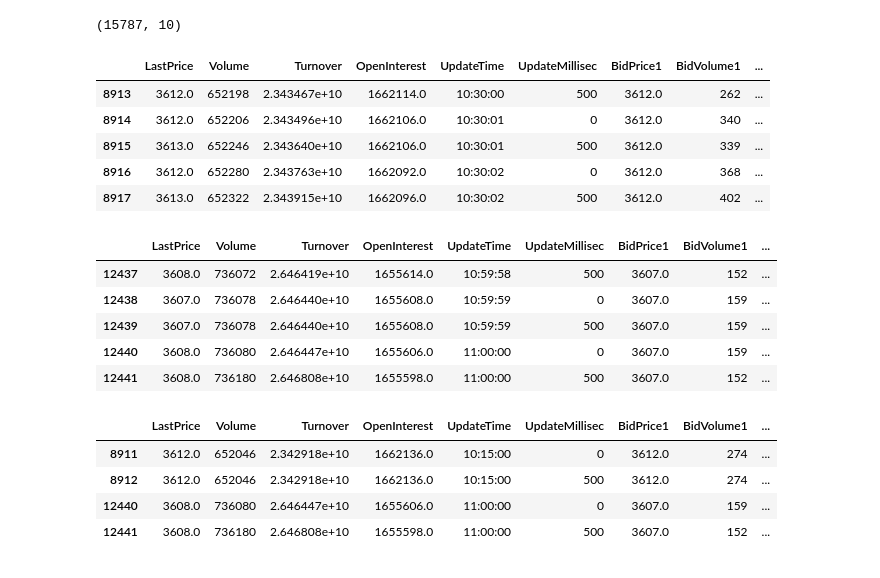
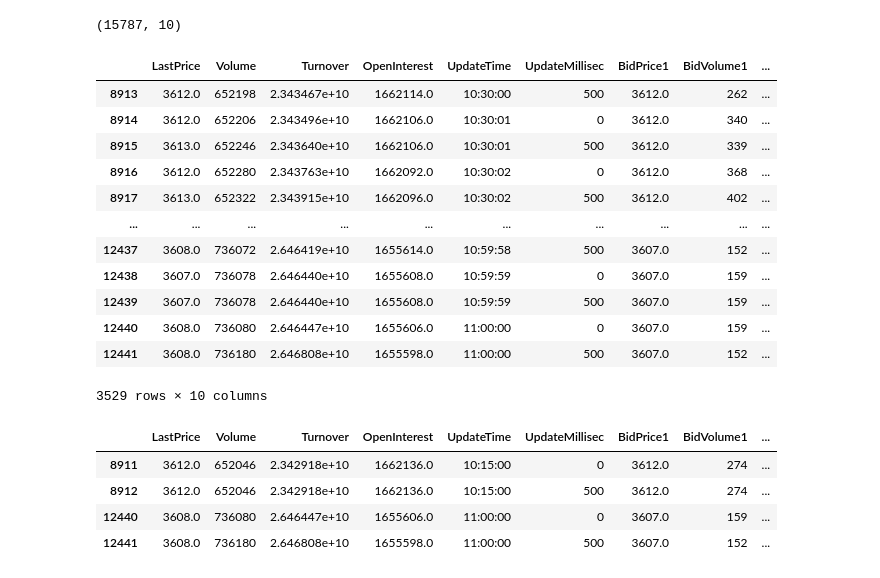
Before and after one commit to christinemu/quant-trading, a Jupyter notebook: tradingModels.ipynb, the cells around one changed output. Saved outputs shown, nothing was run; the diff lists cells and outputs as text; code cells hidden in the pictures.

```diff
--- a/tradingModels.ipynb
+++ b/tradingModels.ipynb
@@ -221,20 +304,21 @@ tickdf.shape
 | 4 | 3589.0 | 358736 | 1.285826e+10 | 1710198.0 | 09:00:02 | 500 | 3588.0 | 9 | ... |
 (15787, 10)
 # %%
+# 筛选读取，并列条件
 tickdffil = pd.read_hdf('./data/models/2019-12-06_08-54.h5',key='futures/rb2001',mode='r+',where='(UpdateTime>"10:15:00")&(UpdateTime<="11:00:00")')
-tickdffil.head()
-tickdffil.tail()
+tickdffil
 # %% [output]
 |  | LastPrice | Volume | Turnover | OpenInterest | UpdateTime | UpdateMillisec | BidPrice1 | BidVolume1 | ... |
 | 8913 | 3612.0 | 652198 | 2.343467e+10 | 1662114.0 | 10:30:00 | 500 | 3612.0 | 262 | ... |
 | 8914 | 3612.0 | 652206 | 2.343496e+10 | 1662106.0 | 10:30:01 | 0 | 3612.0 | 340 | ... |
 | 8915 | 3613.0 | 652246 | 2.343640e+10 | 1662106.0 | 10:30:01 | 500 | 3612.0 | 339 | ... |
 | 8916 | 3612.0 | 652280 | 2.343763e+10 | 1662092.0 | 10:30:02 | 0 | 3612.0 | 368 | ... |
 | 8917 | 3613.0 | 652322 | 2.343915e+10 | 1662096.0 | 10:30:02 | 500 | 3612.0 | 402 | ... |
+| ... | ... | ... | ... | ... | ... | ... | ... | ... | ... |
+| 12437 | 3608.0 | 736072 | 2.646419e+10 | 1655614.0 | 10:59:58 | 500 | 3607.0 | 152 | ... |
+| 12438 | 3607.0 | 736078 | 2.646440e+10 | 1655608.0 | 10:59:59 | 0 | 3607.0 | 159 | ... |
+| 12439 | 3607.0 | 736078 | 2.646440e+10 | 1655608.0 | 10:59:59 | 500 | 3607.0 | 159 | ... |
+| 12440 | 3608.0 | 736080 | 2.646447e+10 | 1655606.0 | 11:00:00 | 0 | 3607.0 | 159 | ... |
+| 12441 | 3608.0 | 736180 | 2.646808e+10 | 1655598.0 | 11:00:00 | 500 | 3607.0 | 152 | ... |
-|  | LastPrice | Volume | Turnover | OpenInterest | UpdateTime | UpdateMillisec | BidPrice1 | BidVolume1 | ... |
-| 12437 | 3608.0 | 736072 | 2.646419e+10 | 1655614.0 | 10:59:58 | 500 | 3607.0 | 152 | ... |
-| 12438 | 3607.0 | 736078 | 2.646440e+10 | 1655608.0 | 10:59:59 | 0 | 3607.0 | 159 | ... |
-| 12439 | 3607.0 | 736078 | 2.646440e+10 | 1655608.0 | 10:59:59 | 500 | 3607.0 | 159 | ... |
-| 12440 | 3608.0 | 736080 | 2.646447e+10 | 1655606.0 | 11:00:00 | 0 | 3607.0 | 159 | ... |
-| 12441 | 3608.0 | 736180 | 2.646808e+10 | 1655598.0 | 11:00:00 | 500 | 3607.0 | 152 | ... |
+3529 rows × 10 columns
 # %%
```
Also changed, not shown: parts of 35 cells of this notebook, 7 other files.
